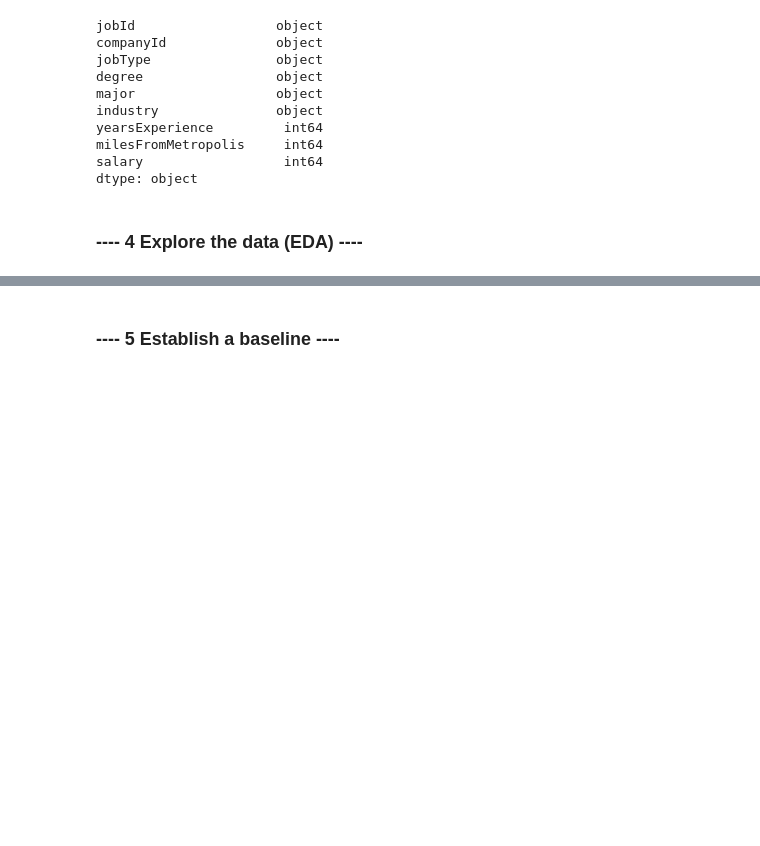
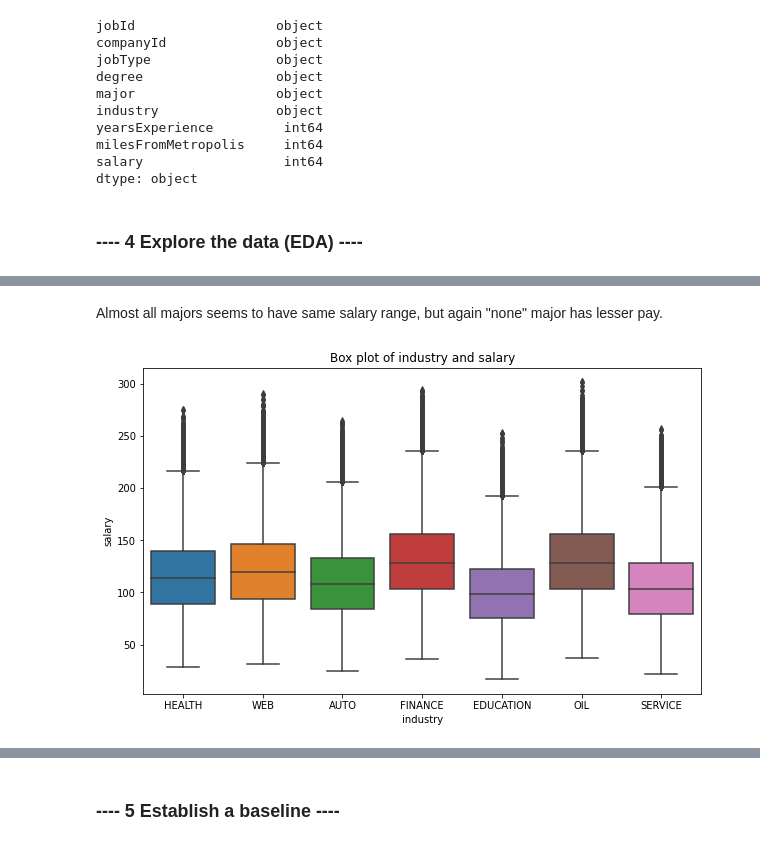
Before and after one commit to rahulvashisth3/salarypredictionportfolio, a Jupyter notebook: Salary Prediction Notebook.ipynb, the cells around one changed output, grey strips where cells are left out. Cells and saved outputs as stored; diff of their text form; code cells hidden in the pictures; blank space fills up the shorter version.

```diff
--- a/Salary Prediction Notebook.ipynb
+++ b/Salary Prediction Notebook.ipynb
@@ -205,0 +292,10 @@ dtype: object
+# %% [markdown]
+Almost all majors seems to have same salary range, but again "none" major has lesser pay.
+# %%
+#interpreting industry
+fig = plt.figure(figsize=(10,6))
+sns.boxplot(x= "industry",y = "salary" , data=df)
+plt.title('Box plot of industry and salary')
+plt.show()
+# %% [output]
+[figure, added]
```
Also changed, not shown: parts of 37 cells of this notebook.
